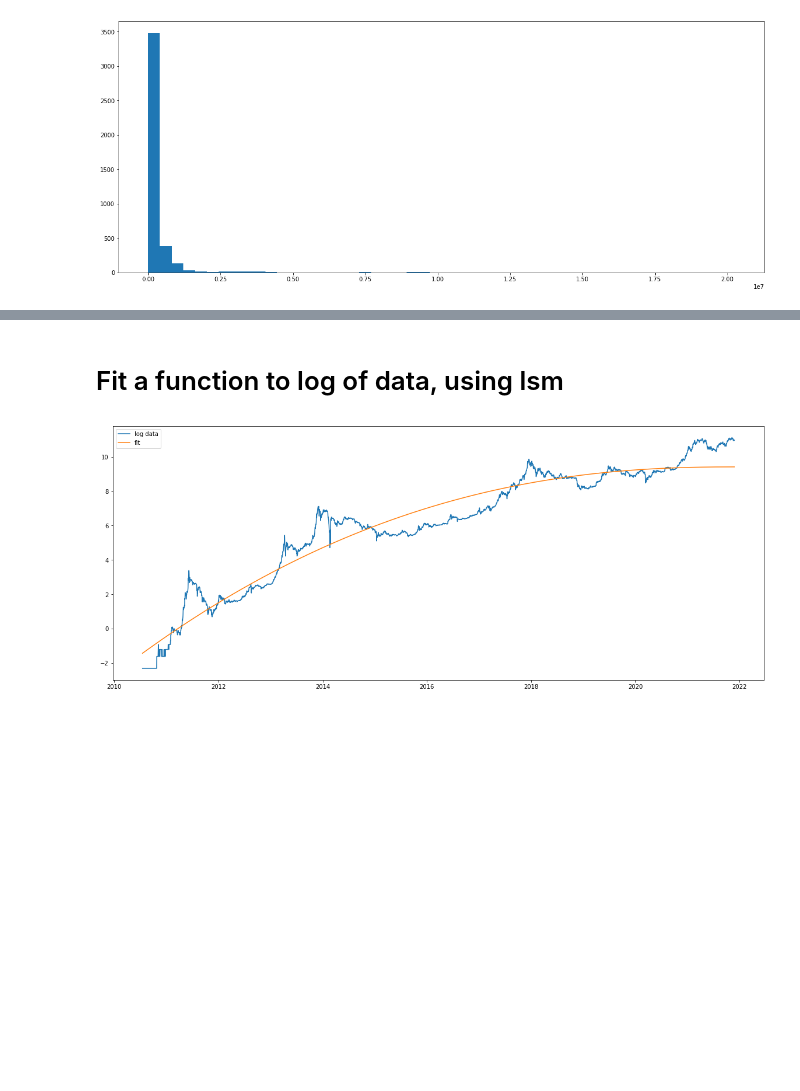
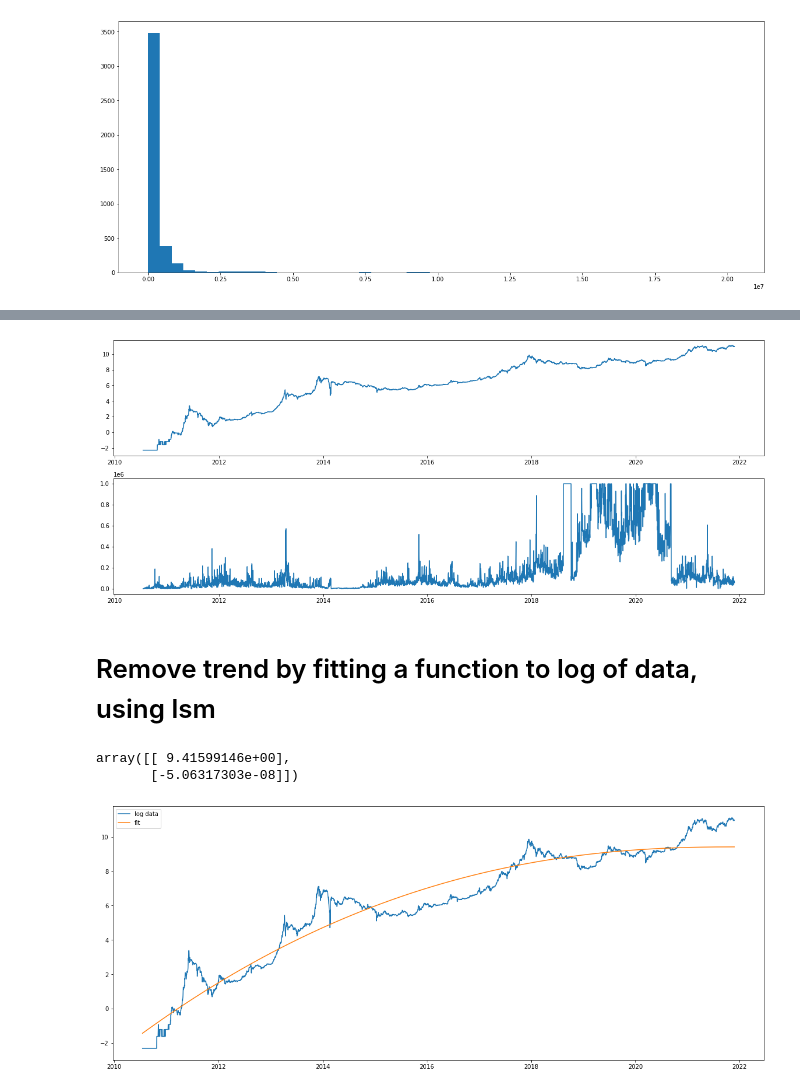
Before and after one commit to FreeLike76/KpiDataScience, a Jupyter notebook: Lab5/ds5_main.ipynb, the cells around one changed output, grey strips where cells are left out. Saved outputs shown, nothing was run; the diff lists cells and outputs as text; code cells hidden in the pictures; blank space fills up the shorter version.

```diff
--- a/Lab5/ds5_main.ipynb
+++ b/Lab5/ds5_main.ipynb
@@ -116,5 +115,16 @@ plt.show()
+# %%
+# normalize
+df["volume_norm"] = (df["volume"] - df["volume"].mean())/df["volume"].std()
+df["log_close"] = np.log(df["close"].values)
+
+fig, axes = plt.subplots(2, 1)
+axes[0].plot(df.index, df["log_close"])
+axes[1].plot(df.index, df["volume"])
+plt.show()
+# %% [output]
+[figure, added]
 # %% [markdown]
-# Fit a function to log of data, using lsm
+# Remove trend by fitting a function to log of data, using lsm
 # %%
 def lsm(y):
     """
@@ -139,6 +149,9 @@ def lsm(y):
 # %%
-df["log_close"] = np.log(df["close"].values)
-df["log_fit"] = lsm(df["log_close"].values)
+df["log_fit"], log_fit_coef = lsm(df["log_close"].values)
+log_fit_coef
+# %% [output]
+array([[ 9.41599146e+00],
+       [-5.06317303e-08]])
 # %%
 plt.plot(df.index, df["log_close"], label="log data")
 plt.plot(df.index, df["log_fit"], label="fit")
```
Also changed, not shown: parts of 12 cells of this notebook, 2 other files.
